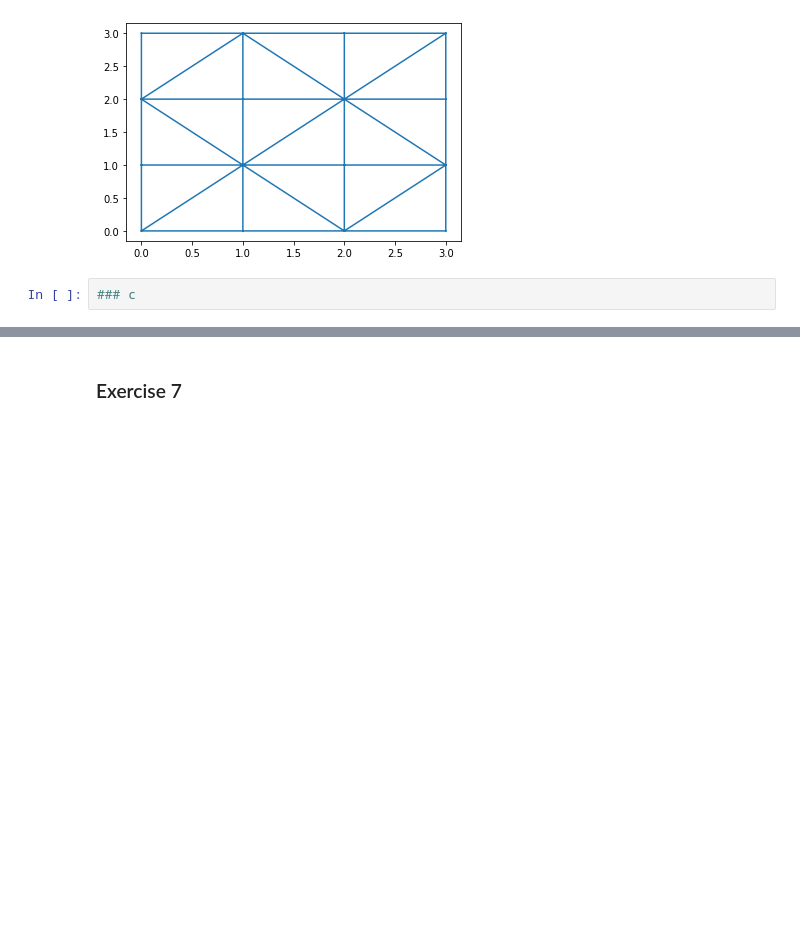
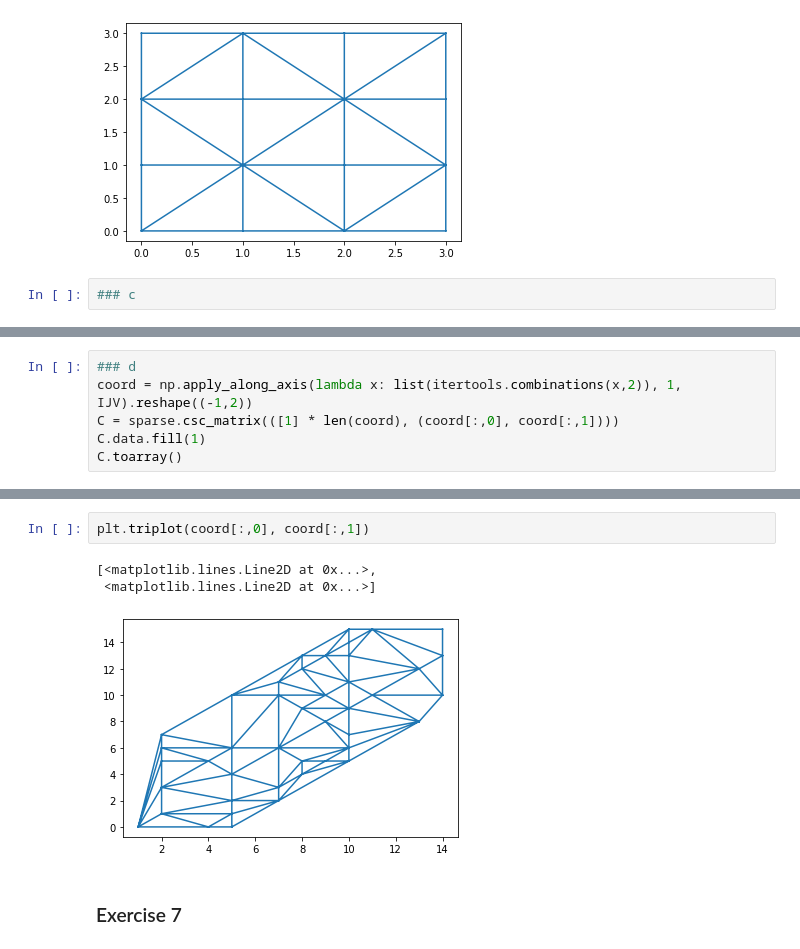
Before and after one commit to DionEngels/ScientificProgramming, a Jupyter notebook: Set 2/exset2.ipynb, the cells around one changed output, grey strips where cells are left out. Saved outputs shown, nothing was run; the diff lists cells and outputs as text; blank space fills up the shorter version.

```diff
--- a/Set 2/exset2.ipynb
+++ b/Set 2/exset2.ipynb
@@ -637,0 +616,6 @@ array([[0, 0, 0, 0, 0, 0, 0, 0, 0, 0, 0, 0, 0, 0, 0, 0],
+# %%
+### d
+coord = np.apply_along_axis(lambda x: list(itertools.combinations(x,2)), 1, IJV).reshape((-1,2))
+C = sparse.csc_matrix(([1] * len(coord), (coord[:,0], coord[:,1])))
+C.data.fill(1)
+C.toarray()
@@ -638,3 +638,9 @@ array([[0, 0, 0, 0, 0, 0, 0, 0, 0, 0, 0, 0, 0, 0, 0, 0],
+# %%
+plt.triplot(coord[:,0], coord[:,1])
+# %% [output]
+[<matplotlib.lines.Line2D at 0x...>,
+ <matplotlib.lines.Line2D at 0x...>]
+[figure, added]
 # %% [markdown]
 ### Exercise 7
 # %%
```
Also changed, not shown: parts of 3 cells of this notebook.
